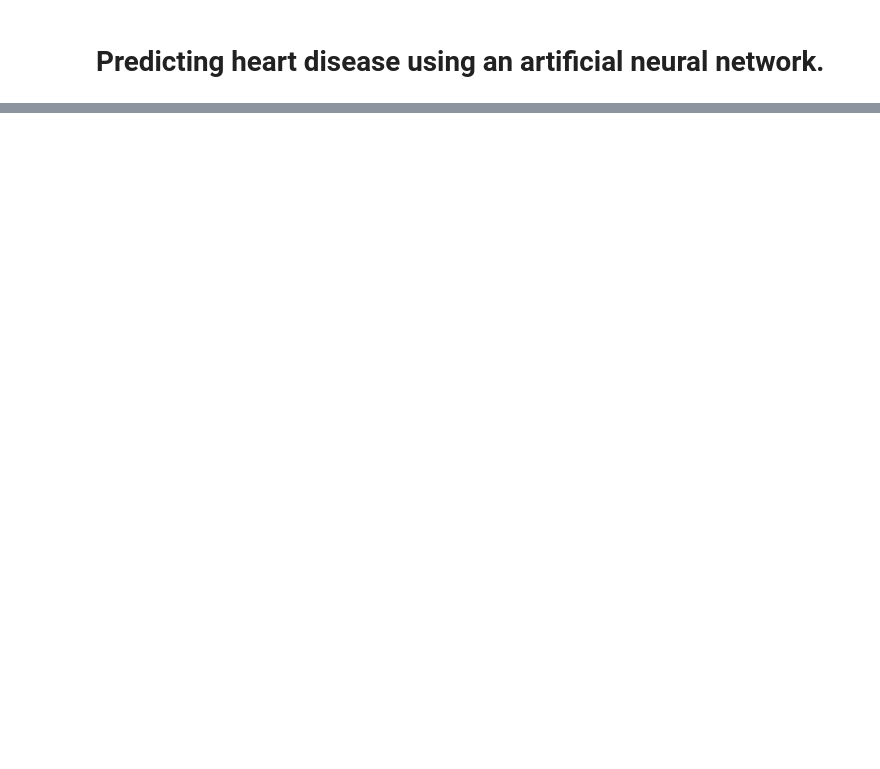
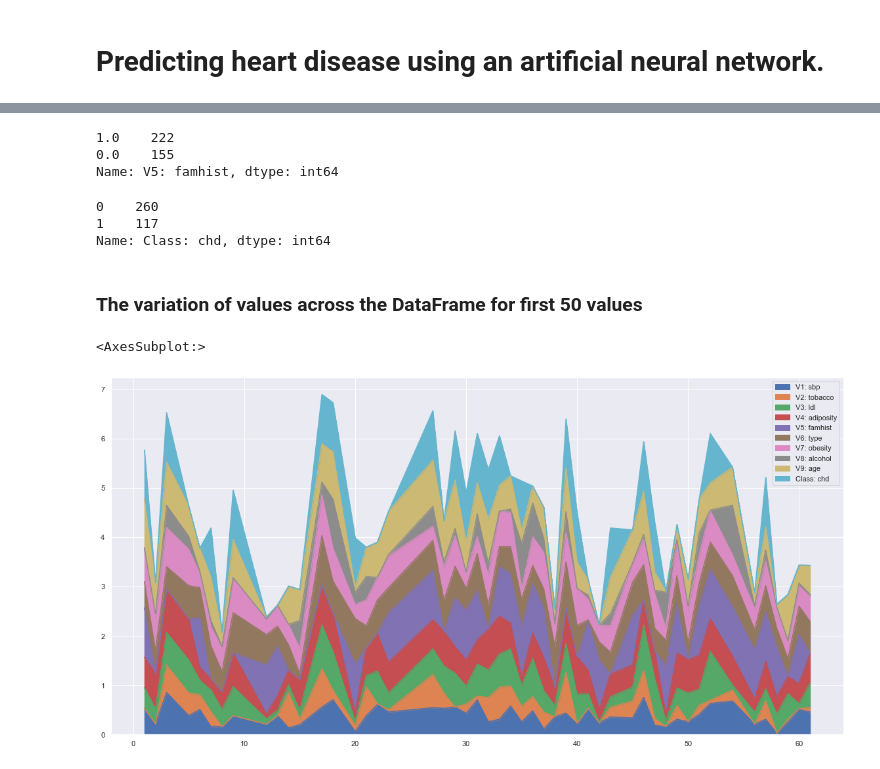
Before and after one commit to RyanJones999/AI-Assignment2, a Jupyter notebook: HeartDisease_Prediction.ipynb, the cells around one changed output, grey strips where cells are left out. Cells and saved outputs as stored; diff of their text form; code cells hidden in the pictures; blank space fills up the shorter version.

```diff
--- a/HeartDisease_Prediction.ipynb
+++ b/HeartDisease_Prediction.ipynb
@@ -28,0 +101,3 @@ df.head()
+# %%
+df[attr] = scaler.fit_transform(df[attr])
+df.head()
@@ -28,0 +157,12 @@ df.head()
+# %%
+df['V5: famhist'].value_counts()
+# %% [output]
+1.0    222
+0.0    155
+Name: V5: famhist, dtype: int64
+# %%
+df['Class: chd'].value_counts()
+# %% [output]
+0    260
+1    117
+Name: Class: chd, dtype: int64
@@ -28,0 +171,7 @@ df.head()
+# %% [markdown]
+### The variation of values across the DataFrame for first 50 values
+# %%
+df.head(50).plot(kind='area',figsize=(20,10))
+# %% [output]
+<AxesSubplot:>
+[figure, added]
```
Also changed, not shown: parts of 37 cells of this notebook.
